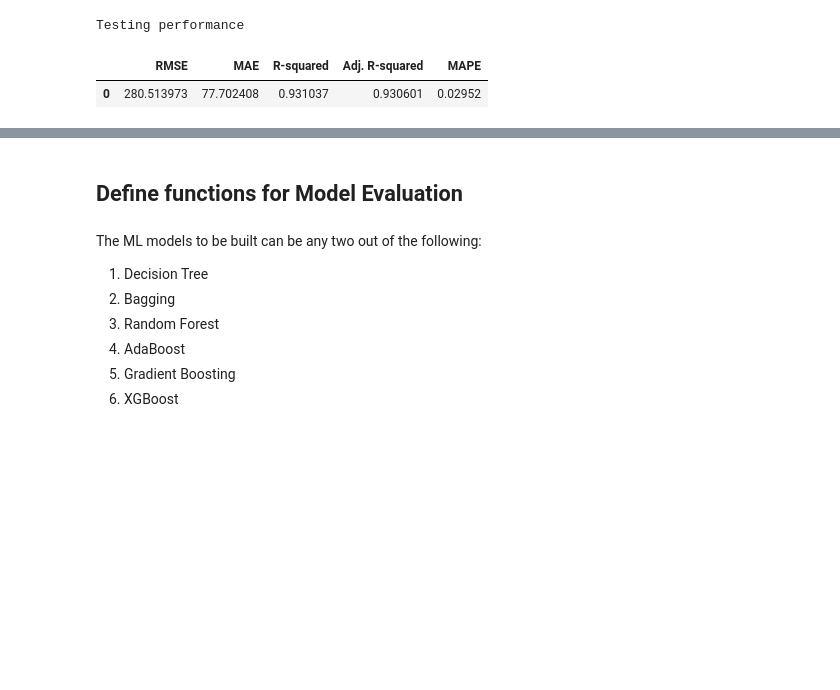
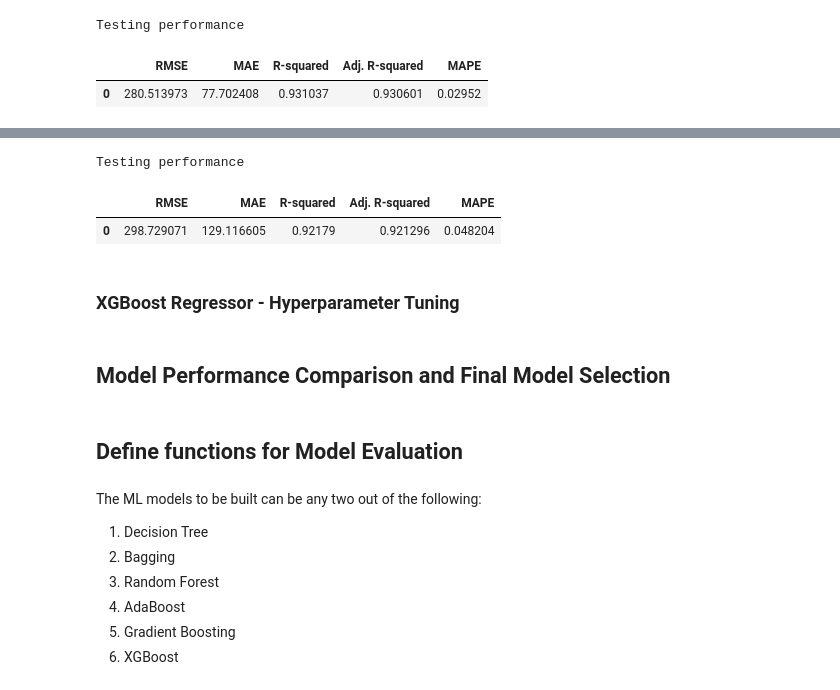
Before and after one commit to SarojaDadi/SuperKart_Full_Code_Version, a Jupyter notebook: SuperKart_Model_Refactored.ipynb, the cells around one changed output, grey strips where cells are left out. Saved outputs shown, nothing was run; the diff lists cells and outputs as text; code cells hidden in the pictures; blank space fills up the shorter version.

```diff
--- a/SuperKart_Model_Refactored.ipynb
+++ b/SuperKart_Model_Refactored.ipynb
@@ -564,0 +664,11 @@ Testing performance
+# %%
+xgb_pipeline.fit(X_train, y_train)
+xgb_estimator_model_test_perf = model_performance_regression(xgb_pipeline, X_test, y_test)
+print("Testing performance \n")
+xgb_estimator_model_test_perf
+# %% [output]
+Testing performance
+|  | RMSE | MAE | R-squared | Adj. R-squared | MAPE |
+| 0 | 298.729071 | 129.116605 | 0.92179 | 0.921296 | 0.048204 |
+# %% [markdown]
+### XGBoost Regressor - Hyperparameter Tuning
@@ -564,0 +712,2 @@ Testing performance
+# %% [markdown]
+## Model Performance Comparison and Final Model Selection
```
Also changed, not shown: parts of 15 cells of this notebook.
